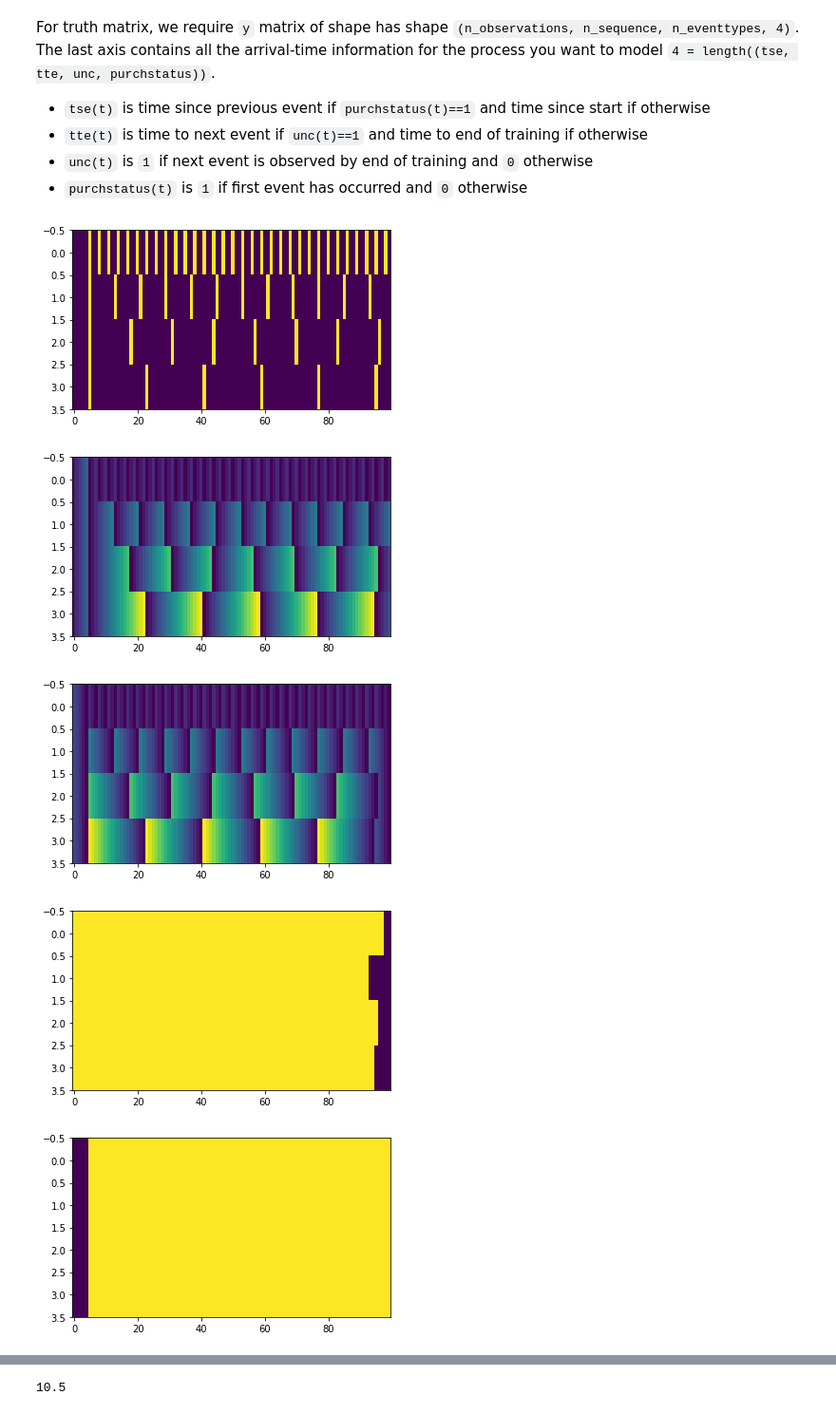
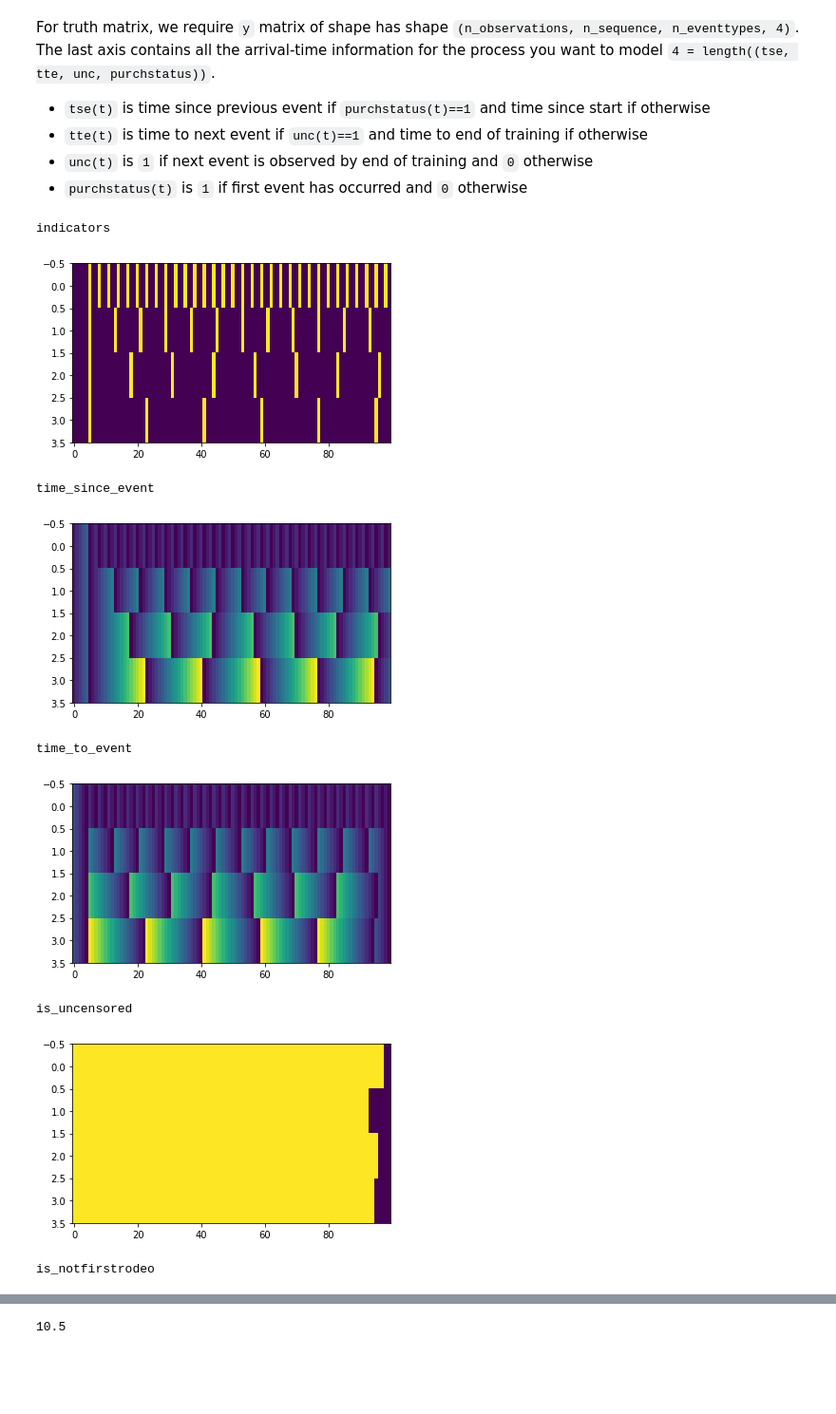
Before and after one commit to rubikloud/matrnn, a Jupyter notebook: examples/demo.ipynb, the cells around one changed output, grey strips where cells are left out. Shown at 95% size. Saved outputs shown, nothing was run; the diff lists cells and outputs as text; code cells hidden in the pictures; blank space fills up the shorter version.

```diff
--- a/examples/demo.ipynb
+++ b/examples/demo.ipynb
@@ -67,32 +59,32 @@ for i in range(nobs):
 # %%
 obsno = 5
-# %%
-# event indicators
-plt.imshow(np.transpose(yind[obsno, :, :]), aspect=9/16*ntime/nev)
-plt.show()
-# %% [output]
-[figure, removed]
-# %%
-# time since event (this is not a gif)
-plt.imshow(np.transpose(y[obsno, :, :, 0]), aspect=9/16*ntime/nev)
-plt.show()
-# %% [output]
-[figure, removed]
-# %%
-# time to event (this is not a gif)
-plt.imshow(np.transpose(y[obsno, :, :, 1]), aspect=9/16*ntime/nev)
-plt.show()
-# %% [output]
-[figure, removed]
-# %%
-# uncensored?
-plt.imshow(np.transpose(y[obsno, :, :, 2]), aspect=9/16*ntime/nev)
-plt.show()
-# %% [output]
-[figure, removed]
-# %%
-# ispurchasedyet?
-plt.imshow(np.transpose(y[obsno, :, :, 3]), aspect=9/16*ntime/nev)
-plt.show()
-# %% [output]
-[figure, removed]
+# %%
+print ('indicators')
+plt.imshow(yind[obsno, :, :], aspect=9/16*ntime/nev)
+plt.show()
+
+print ('time_since_event')
+plt.imshow(ytstfsall[obsno]['time_since_event'], aspect=9/16*ntime/nev)
+plt.show()
+
+print ('time_to_event')
+plt.imshow(ytstfsall[obsno]['time_to_event'], aspect=9/16*ntime/nev)
+plt.show()
+
+print ('is_uncensored')
+plt.imshow(ytstfsall[obsno]['is_uncensored'], aspect=9/16*ntime/nev)
+plt.show()
+
+print ('is_notfirstrodeo')
+plt.imshow(ytstfsall[obsno]['is_notfirstrodeo'], aspect=9/16*ntime/nev)
+plt.show()
+# %% [output]
+indicators
+[figure, added]
+time_since_event
+[figure, added]
+time_to_event
+[figure, added]
+is_uncensored
+[figure, added]
+is_notfirstrodeo
```
Also changed, not shown: parts of 10 cells of this notebook.
